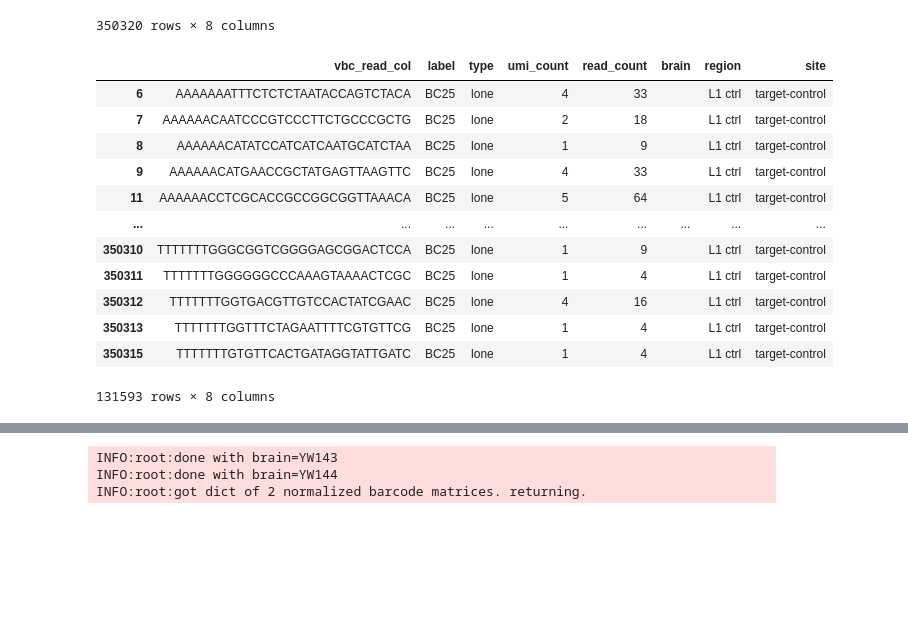
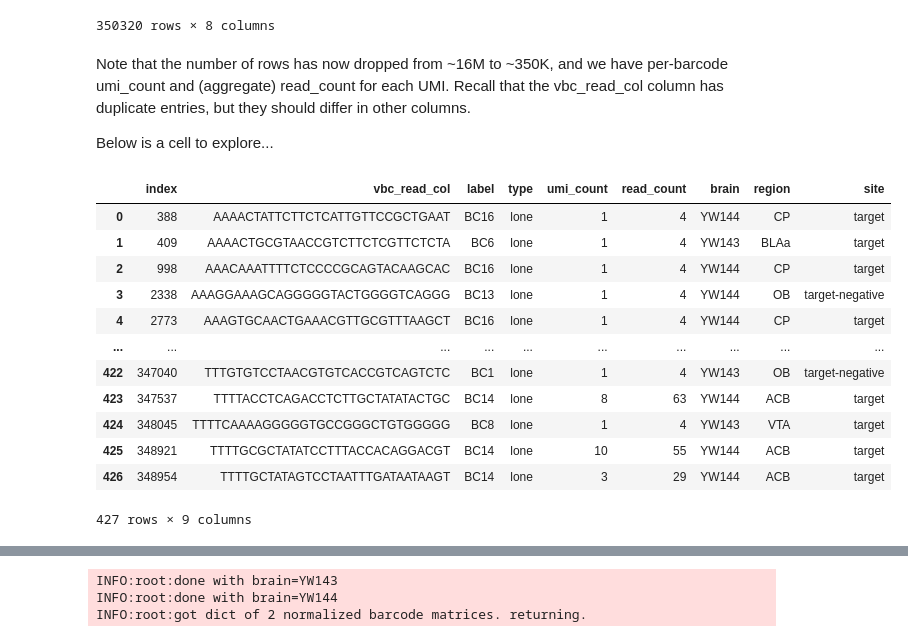
Before and after one commit to ZadorLaboratory/mapseq-processing, a Jupyter notebook: notebooks/MAPseqProcessing.ipynb, the cells around one changed output, grey strips where cells are left out. Saved outputs shown, nothing was run; the diff lists cells and outputs as text; code cells hidden in the pictures; blank space fills up the shorter version.

```diff
--- a/notebooks/MAPseqProcessing.ipynb
+++ b/notebooks/MAPseqProcessing.ipynb
@@ -62,19 +67,19 @@ Here are a couple example sections of the configuration file. We will revisit it
 A configuration file simply has sections, within which there are key-value pairs. These values can be retrieved by the ConfigParser interface.
 # %%
 #cp = get_default_config()
-configfile = os.path.expanduser('~/project/mapseq/M205.htna24/M205.mapseq.conf')
+configfile = os.path.expanduser('~/mapseq/M205.mapseq.conf')
 cp = ConfigParser()
 cp.read(configfile)
 logging.getLogger().setLevel(logging.INFO)
-sampleinfo = os.path.expanduser('~/project/mapseq/M205.htna24/M205_sampleinfo.xlsx')
+sampleinfo = os.path.expanduser('~/mapseq/M205_sampleinfo.xlsx')
 expid = 'M205.htna24'
 bcfile = os.path.expanduser( cp.get('barcodes','ssifile') )
 
 infilelist = [
-    os.path.expanduser('~/project/mapseq/M205.htna24/fastq/M205_HZ_S1_R1_001.fastq.gz'),
-    os.path.expanduser('~/project/mapseq/M205.htna24/fastq/M205_HZ_S1_R2_001.fastq.gz')
+    os.path.expanduser('~/mapseq/fastq/M205_HZ_S1_R1_001.fastq.gz'),
+    os.path.expanduser('~/mapseq/fastq/M205_HZ_S1_R2_001.fastq.gz')
           ]
 infiles = package_pairfiles(infilelist)
-outdir = os.path.expanduser('~/project/mapseq/M205.htna24')
+outdir = os.path.expanduser('~/mapseq/')
 print(f"For {expid}:\nconfig={configfile}\nbcfile={bcfile}\ninfiles={infiles}\noutdir={outdir}")
 # %% [output]
@@ -345,20 +457,26 @@ INFO:root:DF after umi/label collapse: 350320
 | 350318 | TTTTTTTGTTCACACGTACAACCCGCATAG | BC6 | real | 1 | 4 | YW143 | BLAa | target |
 | 350319 | TTTTTTTGTTGAATCTGCCCTTCACTTCCG | BC16 | real | 13 | 110 | YW144 | CP | target |
 350320 rows × 8 columns
+# %% [markdown]
+Note that the number of rows has now dropped from ~16M to ~350K, and we have per-barcode umi_count and (aggregate) read_count for each UMI. Recall that the vbc_read_col column has duplicate entries, but they should differ in other columns.
+
+Below is a cell to explore...
 # %%
-vdf[vdf['type'] == 'lone']
+# How many L1 VBCs (as determined by libtag) are NOT in a control target?
+# This represents some sort of error, since that shouldn't happen.
+vdf[ ( vdf['type'] == 'lone') & (vdf['site'] != 'target-control') ].reset_index()
 # %% [output]
-|  | vbc_read_col | label | type | umi_count | read_count | brain | region | site |
-| 6 | AAAAAAATTTCTCTCTAATACCAGTCTACA | BC25 | lone | 4 | 33 |  | L1 ctrl | target-control |
-| 7 | AAAAAACAATCCCGTCCCTTCTGCCCGCTG | BC25 | lone | 2 | 18 |  | L1 ctrl | target-control |
-| 8 | AAAAAACATATCCATCATCAATGCATCTAA | BC25 | lone | 1 | 9 |  | L1 ctrl | target-control |
-| 9 | AAAAAACATGAACCGCTATGAGTTAAGTTC | BC25 | lone | 4 | 33 |  | L1 ctrl | target-control |
-| 11 | AAAAAACCTCGCACCGCCGGCGGTTAAACA | BC25 | lone | 5 | 64 |  | L1 ctrl | target-control |
-| ... | ... | ... | ... | ... | ... | ... | ... | ... |
-| 350310 | TTTTTTTGGGCGGTCGGGGAGCGGACTCCA | BC25 | lone | 1 | 9 |  | L1 ctrl | target-control |
-| 350311 | TTTTTTTGGGGGGCCCAAAGTAAAACTCGC | BC25 | lone | 1 | 4 |  | L1 ctrl | target-control |
-| 350312 | TTTTTTTGGTGACGTTGTCCACTATCGAAC | BC25 | lone | 4 | 16 |  | L1 ctrl | target-control |
-| 350313 | TTTTTTTGGTTTCTAGAATTTTCGTGTTCG | BC25 | lone | 1 | 4 |  | L1 ctrl | target-control |
-| 350315 | TTTTTTTGTGTTCACTGATAGGTATTGATC | BC25 | lone | 1 | 4 |  | L1 ctrl | target-control |
+|  | index | vbc_read_col | label | type | umi_count | read_count | brain | region | site |
+| 0 | 388 | AAAACTATTCTTCTCATTGTTCCGCTGAAT | BC16 | lone | 1 | 4 | YW144 | CP | target |
+| 1 | 409 | AAAACTGCGTAACCGTCTTCTCGTTCTCTA | BC6 | lone | 1 | 4 | YW143 | BLAa | target |
+| 2 | 998 | AAACAAATTTTCTCCCCGCAGTACAAGCAC | BC16 | lone | 1 | 4 | YW144 | CP | target |
+| 3 | 2338 | AAAGGAAAGCAGGGGGTACTGGGGTCAGGG | BC13 | lone | 1 | 4 | YW144 | OB | target-negative |
+| 4 | 2773 | AAAGTGCAACTGAAACGTTGCGTTTAAGCT | BC16 | lone | 1 | 4 | YW144 | CP | target |
+| ... | ... | ... | ... | ... | ... | ... | ... | ... | ... |
+| 422 | 347040 | TTTGTGTCCTAACGTGTCACCGTCAGTCTC | BC1 | lone | 1 | 4 | YW143 | OB | target-negative |
+| 423 | 347537 | TTTTACCTCAGACCTCTTGCTATATACTGC | BC14 | lone | 8 | 63 | YW144 | ACB | target |
+| 424 | 348045 | TTTTCAAAAGGGGGTGCCGGGCTGTGGGGG | BC8 | lone | 1 | 4 | YW143 | VTA | target |
+| 425 | 348921 | TTTTGCGCTATATCCTTTACCACAGGACGT | BC14 | lone | 10 | 55 | YW144 | ACB | target |
+| 426 | 348954 | TTTTGCTATAGTCCTAATTTGATAATAAGT | BC14 | lone | 3 | 29 | YW144 | ACB | target |
-131593 rows × 8 columns
+427 rows × 9 columns
 # %% [markdown]
```
Also changed, not shown: parts of 22 cells of this notebook, 1 other file.
